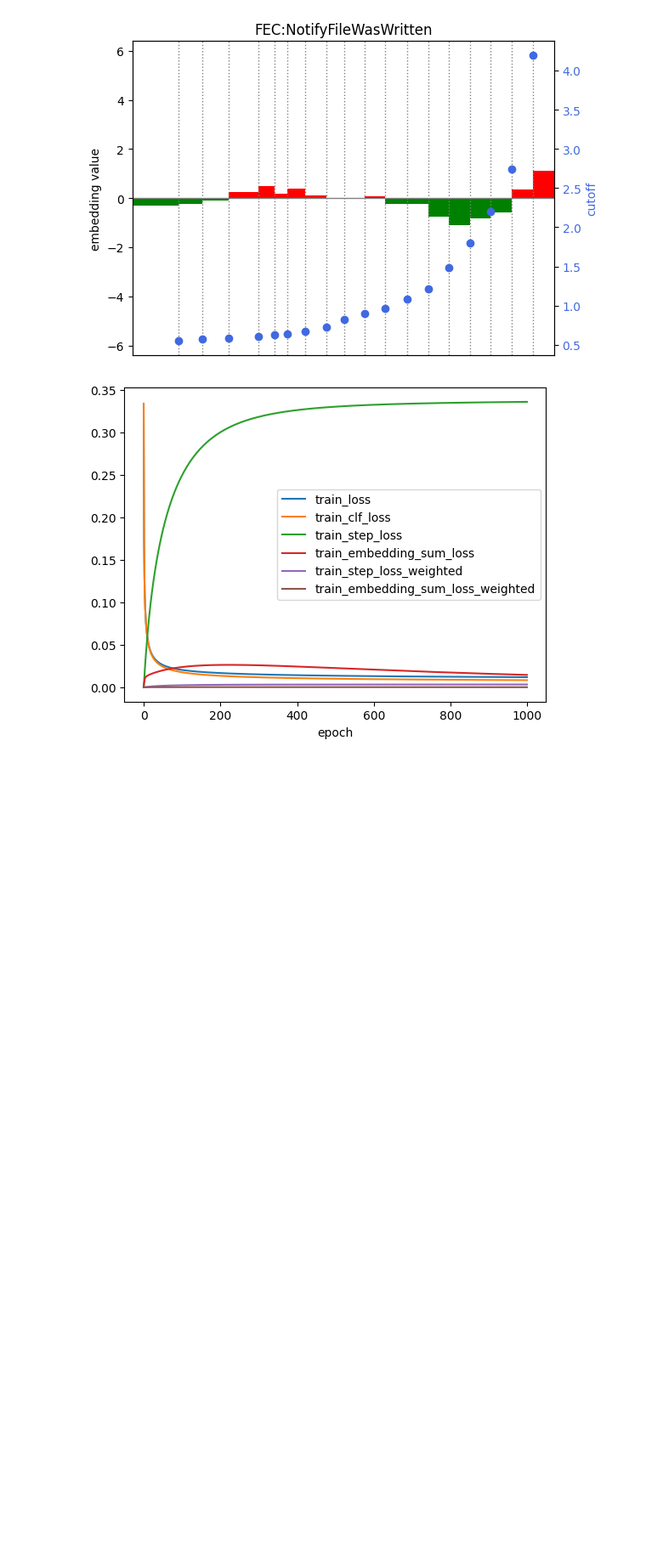
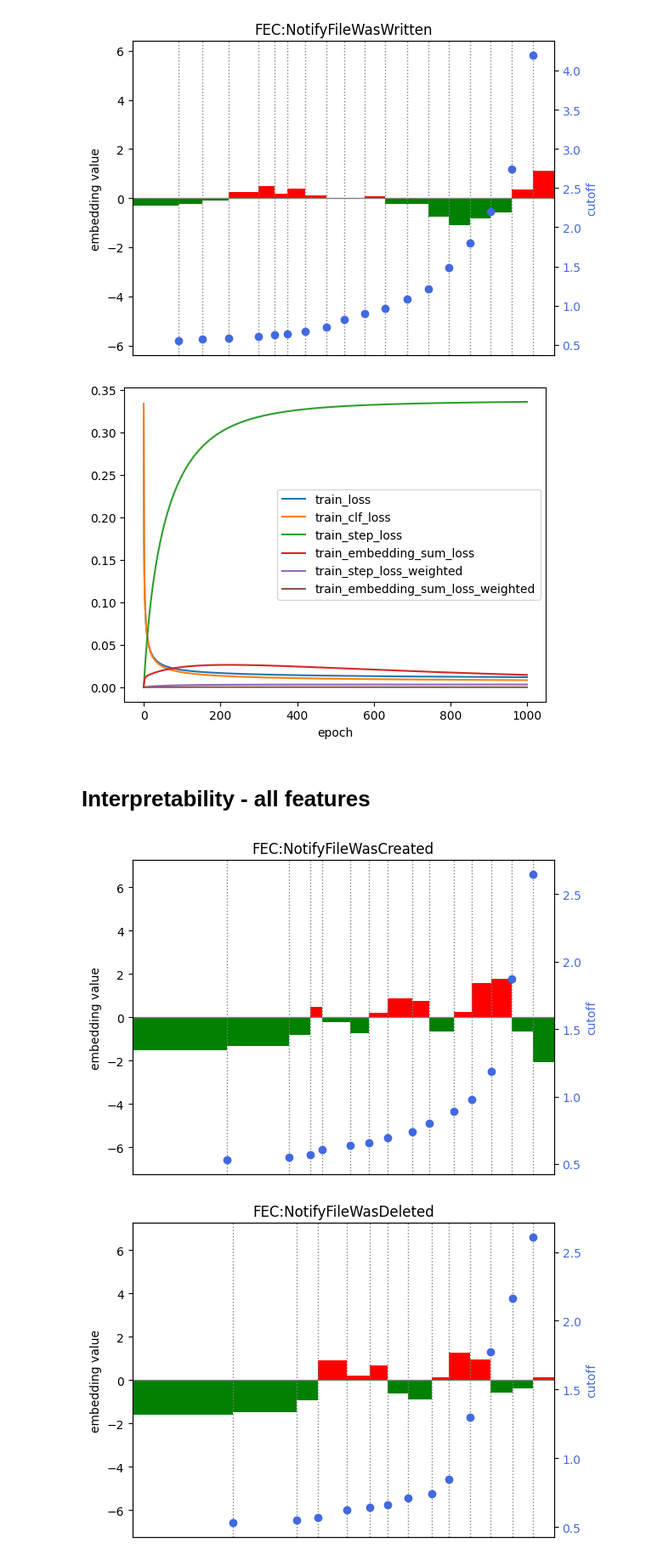
Before and after one commit to Sagenso/MIRAD, a Jupyter notebook: notebooks/experiments.ipynb, the cells around one changed output. Shown at 85% size. Drawn from its saved outputs; the diff is of its cells as text; code cells hidden in the pictures; blank space fills up the shorter version.

```diff
--- a/notebooks/experiments.ipynb
+++ b/notebooks/experiments.ipynb
@@ -27,7 +34,9 @@ proposed_model_params = dict(
 
 models = {
     'gaussian naive bayes': GaussianNB(),
+    'knn': KNeighborsClassifier(),
     'decision tree': DecisionTreeClassifier(max_depth=4),
+    'lda': LinearDiscriminantAnalysis(),
     'logistic regression': make_pipeline(
         StandardScaler(),
         LogisticRegression(),
@@ -60,10 +69,3 @@ for model_name, model in models.items():
     start = time.perf_counter()
     model.fit(X_train, y_train)
     metrics['train_time'][model_name] = time.perf_counter() - start
-
-    start = time.perf_counter()
-    y_score = model.predict_proba(X_test)[:, 1]
-    metrics['eval_time'][model_name] = time.perf_counter() - start
-
-    metrics['ap'][model_name] = average_precision_score(y_test, y_score)
-    metrics['roc_auc'][model_name] = roc_auc_score(y_test, y_score)
@@ -125,3 +157,10 @@ models['proposed model with full regularization'].visualize(feature_names=X_trai
 models['proposed model with full regularization'].plot_training_history()
 # %% [output]
 [figure]
+# %% [markdown]
+# Interpretability - all features
+# %%
+models['proposed model without regularization'].visualize(feature_names=X_train.columns)
+# %% [output]
+[figure, added]
+[figure, added]
```
Also changed, not shown: parts of 7 cells of this notebook.
